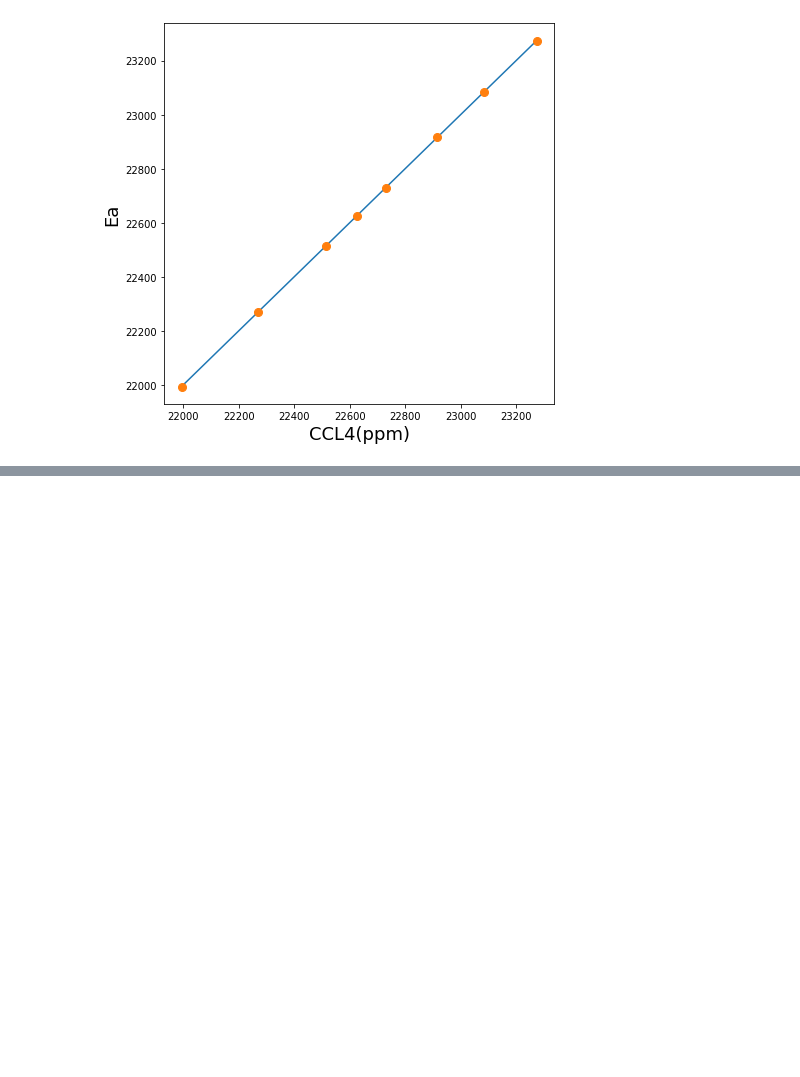
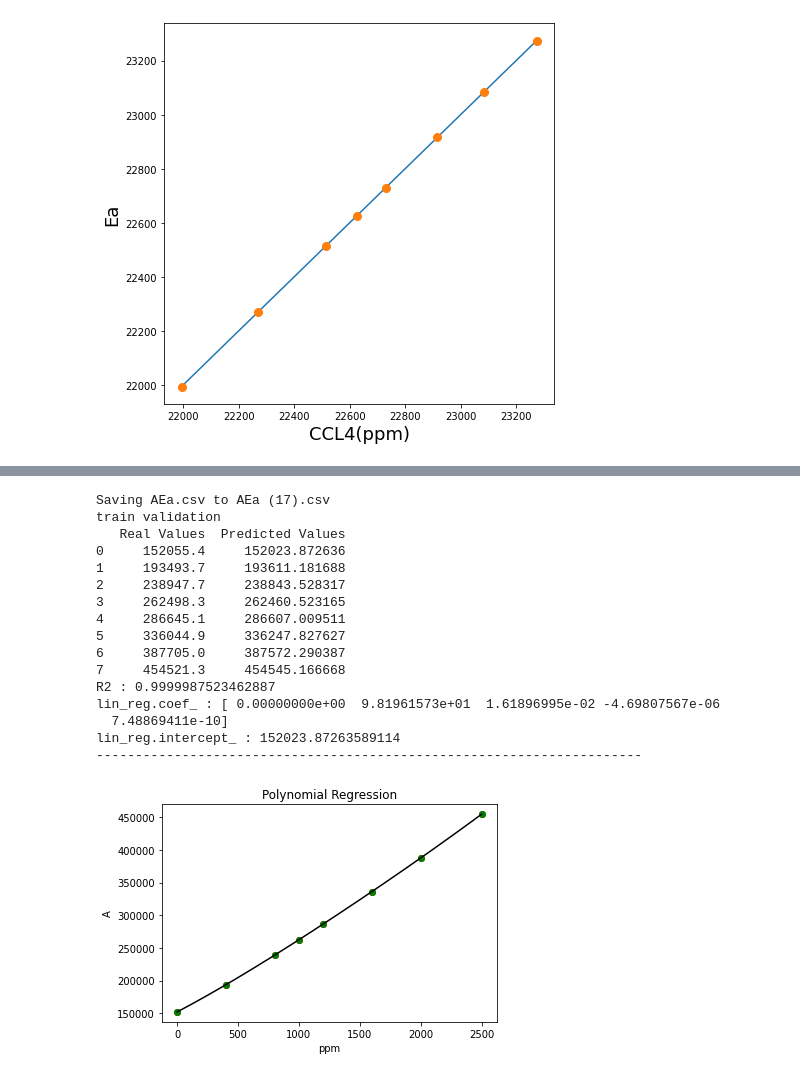
Before and after one commit to BingHungLee/BHAI-Daily-Practice, a Jupyter notebook: [20210705]_Polynomial_Regression_2.ipynb, the cells around one changed output, grey strips where cells are left out. Cells and saved outputs as stored; diff of their text form; code cells hidden in the pictures; blank space fills up the shorter version.

```diff
--- a/[20210705]_Polynomial_Regression_2.ipynb
+++ b/[20210705]_Polynomial_Regression_2.ipynb
@@ -130,0 +134,53 @@ Text(0, 0.5, 'Ea')
+# %%
+import io
+# Upload CSV From a local drive
+from google.colab import files
+uploaded = files.upload()
+filename = next(iter(uploaded))
+dataset= pd.read_csv(filename)
+
+
+X = dataset.iloc[:, 0:1].values
+y = dataset.iloc[:, 1].values
+X_title = dataset.columns[0]
+y_title = dataset.columns[1]
+
+'''
+print("X :", X)
+print("y :", y)
+print("X_title :", X_title)
+print("y_title :", y_title)
+'''
+
+# Model Build and Train
+poly_reg = PolynomialFeatures(degree = 4)
+X_poly = poly_reg.fit_transform(X)
+lin_reg = LinearRegression()
+lin_reg.fit(X_poly, y)
+
+y_pred = lin_reg.predict(X_poly)
+
+# Train Comparisoon
+df = pd.DataFrame({'Real Values':y, 'Predicted Values':y_pred})
+print("train validation")
+print(df)
+
+# R2 Score
+print("R2 :",r2_score(y,y_pred))
+
+# Show Polynomial Equation
+print("lin_reg.coef_ :", lin_reg.coef_)
+print("lin_reg.intercept_ :", lin_reg.intercept_)
+
+# Show Figure
+print("----------------------------------------------------------------------")
+X_grid = np.arange(min(X), max(X), 0.1)
+X_grid = X_grid.reshape((len(X_grid), 1))
+plt.scatter(X, y, color = 'red')
+plt.scatter(X, y_pred, color = 'green')
+plt.plot(X_grid, lin_reg.predict(poly_reg.fit_transform(X_grid)), color = 'black')
+plt.title('Polynomial Regression')
+plt.xlabel(X_title)
+plt.ylabel(y_title)
+plt.show()
+# %% [output]
@@ -130,0 +188,17 @@ Text(0, 0.5, 'Ea')
+Saving AEa.csv to AEa (17).csv
+train validation
+   Real Values  Predicted Values
+0     152055.4     152023.872636
+1     193493.7     193611.181688
+2     238947.7     238843.528317
+3     262498.3     262460.523165
+4     286645.1     286607.009511
+5     336044.9     336247.827627
+6     387705.0     387572.290387
+7     454521.3     454545.166668
+R2 : 0.9999987523462887
+lin_reg.coef_ : [ 0.00000000e+00  9.81961573e+01  1.61896995e-02 -4.69807567e-06
+  7.48869411e-10]
+lin_reg.intercept_ : 152023.87263589114
+----------------------------------------------------------------------
+[figure, added]
```
Also changed, not shown: parts of 9 cells of this notebook.
